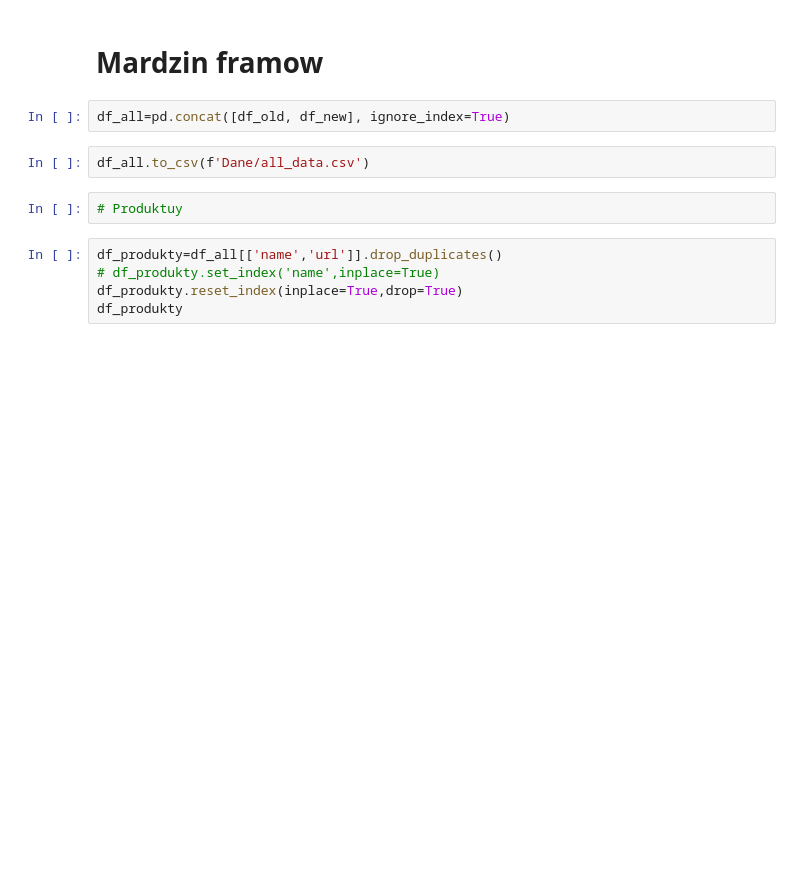
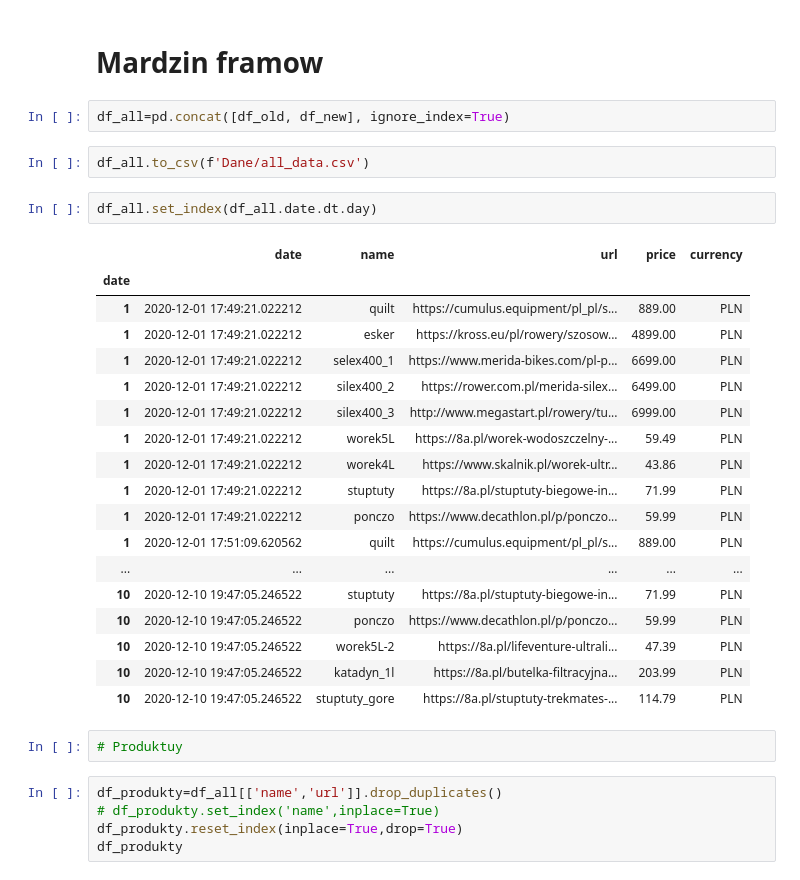
Before and after one commit to truecapehorn/MyScrapper, a Jupyter notebook: pandas_operations.ipynb, the cells around one changed output. Drawn from its saved outputs; the diff is of its cells as text; blank space fills up the shorter version.

```diff
--- a/pandas_operations.ipynb
+++ b/pandas_operations.ipynb
@@ -30,6 +30,27 @@ df_new.to_csv(f'Dane/dane{now}.csv',mode='a', header=False)
 df_all=pd.concat([df_old, df_new], ignore_index=True)
 # %%
 df_all.to_csv(f'Dane/all_data.csv')
+# %%
+df_all.set_index(df_all.date.dt.day)
+# %% [output]
+|  | date | name | url | price | currency |
+| date |  |  |  |  |  |
+| 1 | 2020-12-01 17:49:21.022212 | quilt | https://cumulus.equipment/pl_pl/s... | 889.00 | PLN |
+| 1 | 2020-12-01 17:49:21.022212 | esker | https://kross.eu/pl/rowery/szosow... | 4899.00 | PLN |
+| 1 | 2020-12-01 17:49:21.022212 | selex400_1 | https://www.merida-bikes.com/pl-p... | 6699.00 | PLN |
+| 1 | 2020-12-01 17:49:21.022212 | silex400_2 | https://rower.com.pl/merida-silex... | 6499.00 | PLN |
+| 1 | 2020-12-01 17:49:21.022212 | silex400_3 | http://www.megastart.pl/rowery/tu... | 6999.00 | PLN |
+| 1 | 2020-12-01 17:49:21.022212 | worek5L | https://8a.pl/worek-wodoszczelny-... | 59.49 | PLN |
+| 1 | 2020-12-01 17:49:21.022212 | worek4L | https://www.skalnik.pl/worek-ultr... | 43.86 | PLN |
+| 1 | 2020-12-01 17:49:21.022212 | stuptuty | https://8a.pl/stuptuty-biegowe-in... | 71.99 | PLN |
+| 1 | 2020-12-01 17:49:21.022212 | ponczo | https://www.decathlon.pl/p/ponczo... | 59.99 | PLN |
+| 1 | 2020-12-01 17:51:09.620562 | quilt | https://cumulus.equipment/pl_pl/s... | 889.00 | PLN |
+| ... | ... | ... | ... | ... | ... |
+| 10 | 2020-12-10 19:47:05.246522 | stuptuty | https://8a.pl/stuptuty-biegowe-in... | 71.99 | PLN |
+| 10 | 2020-12-10 19:47:05.246522 | ponczo | https://www.decathlon.pl/p/ponczo... | 59.99 | PLN |
+| 10 | 2020-12-10 19:47:05.246522 | worek5L-2 | https://8a.pl/lifeventure-ultrali... | 47.39 | PLN |
+| 10 | 2020-12-10 19:47:05.246522 | katadyn_1l | https://8a.pl/butelka-filtracyjna... | 203.99 | PLN |
+| 10 | 2020-12-10 19:47:05.246522 | stuptuty_gore | https://8a.pl/stuptuty-trekmates-... | 114.79 | PLN |
 # %%
 # Produktuy
 # %%
```
Also changed, not shown: parts of 2 cells of this notebook, 3 other files.
